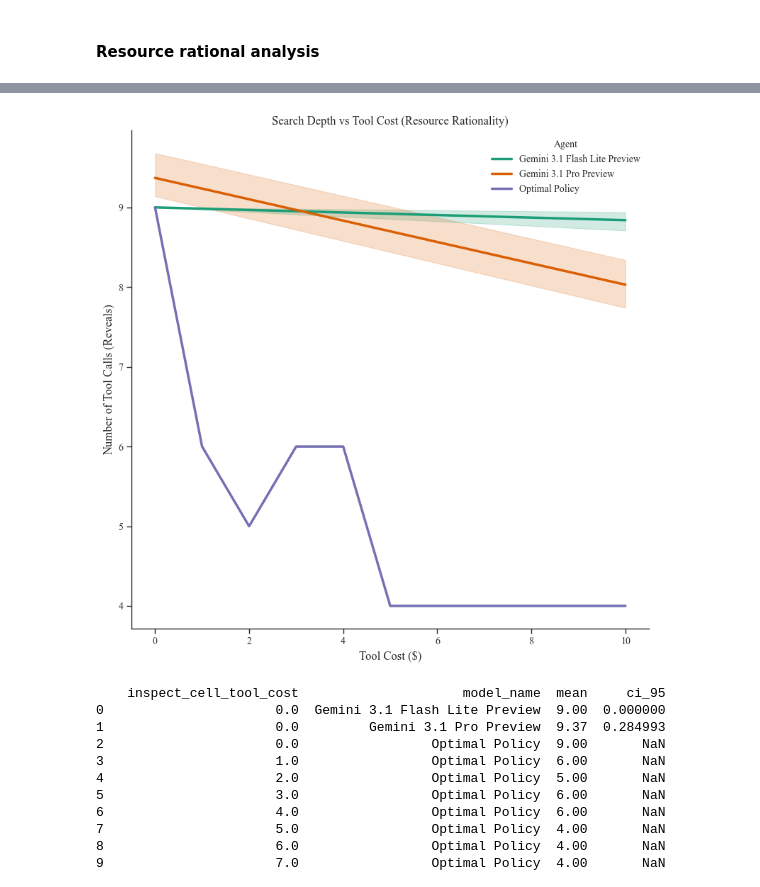
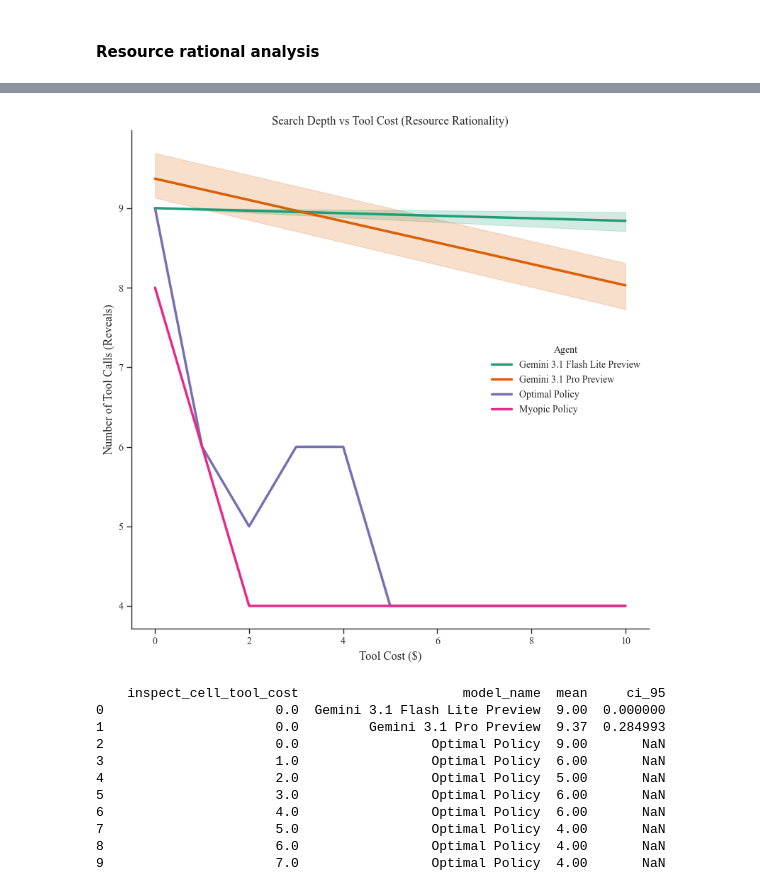
Before and after one commit to davoodwadi/toollab, a Jupyter notebook: src/tool_lab/analysis/analyze_promotion-final.ipynb, the cells around one changed output, grey strips where cells are left out. Cells and saved outputs as stored; diff of their text form; code cells hidden in the pictures.

Commit message:
tool lab latest

```diff
--- a/src/tool_lab/analysis/analyze_promotion-final.ipynb
+++ b/src/tool_lab/analysis/analyze_promotion-final.ipynb
@@ -191,7 +191,9 @@ def get_choice_discount(choice):
 df['choice_discount'] = df['choice'].apply(get_choice_discount)
 df['choice_discounted'] = (df['choice_discount']!=0).astype(int)
 df['is_optimal'] = df['choice'].apply(lambda choice: int(choice=='coffee_e') if choice else None)
-
+attribute_mapping = {
+    'list_price':'dollars',
+}
 df_session_list = []
 for session_name, session in df.groupby('session_name'):
     # display((session))
@@ -237,6 +239,16 @@ for session_name, session in df.groupby('session_name'):
     # print(option_mapping)
     # print(options_inspected)
 
+    actions = []
+    for opt_id, att_id in zip(subset_tools['option_id'], subset_tools['attribute_id']):
+        if att_id in attribute_mapping:
+            att_id = attribute_mapping[att_id]
+        actions.append(
+            ('reveal', option_mapping[opt_id], att_id)
+        )
+    if choice:
+        actions.append(('choose', choice))
+
     num_options_inspected = len(options_inspected)
 
     # 3. Depth of search (Attributes)
@@ -274,6 +286,8 @@ for session_name, session in df.groupby('session_name'):
         'prompt_type': prompt_type,
         'model_name': model_name,
 
+        'actions': actions,
+
         # Choice details
         'choice': choice,
         'choice_type':choice_type,
@@ -762,13 +776,3 @@ C(prompt_type, Treatment('deal'))[T.value_function]:C(model_name, Treatment('gem
 inspect_cell_tool_cost                                                                                                                     -0.0887      0.031     -2.881      0.004      -0.149      -0. ...
 C(prompt_type, Treatment('deal'))[T.value_function]:inspect_cell_tool_cost                                                                 -0.1865      0.051     -3.688      0.000      -0.286      -0. ...
 ======================================================================================================================================================================================================== ...
-# %%
-fig, axes = plt.subplots(2, 1, sharey=True, figsize=(6, 8))
-for ax, (prompt_type, subset) in zip(axes, df_session.groupby('prompt_type')):
-    sns.lineplot(data=subset, y='is_optimal', x='inspect_cell_tool_cost', hue='model_name', ax=ax)
-    ax.set_title(prompt_type)
-    # 'best' automatically finds the emptiest corner
-    ax.legend(title='Model', loc='best', fontsize='small')
-axes[1].get_legend().remove()
-fig.tight_layout()
-fig.savefig('figures/prompt_type_optimal.png', dpi=300)
@@ -776,0 +779,3 @@ fig.savefig('figures/prompt_type_optimal.png', dpi=300)
+# %%
+for (prompt_type, subset), ax in zip(df_session.groupby('prompt_type'), axes):
+    print(prompt_type)
@@ -962,39 +1786,39 @@ plt.show()
 df_session_deal = df_session[df_session['prompt_type']=='deal']
 df_session_condition = df_session_deal.copy()
 df_session_condition['model_name'] = df_session_condition['model_name'].str.replace('-',' ').str.title()
-df_combined = pd.concat([df_session_condition, df_optimal], ignore_index=True)
+df_combined = pd.concat([df_session_condition, df_optimal, df_myopic], ignore_index=True)
 df_combined['log_num_tool_calls'] = np.log10(df_combined['num_tool_calls']+1)
 df_combined['log_inspect_cell_tool_cost'] = np.log10(df_combined['inspect_cell_tool_cost']+1)
 
 # Plotting
 plt.figure(figsize=(8, 8))
 
 # Create a custom color palette so the Optimal line stands out (e.g., black)
 conditions = df_combined['condition'].unique()
 
 # Add a dashed line style specifically for the Optimal Policy
 dashes = {condition: (1, 1) if condition == "optimal" else "" for condition in conditions}
 
 sns.lineplot(
     data=df_combined,
     x='inspect_cell_tool_cost',
     y='num_tool_calls',
     hue='model_name',
     # style='condition', # Allows custom line styles
     palette='Dark2',
     # dashes=dashes,
     # markers=True,
     linewidth=2.5
 )
 
 plt.title("Search Depth vs Tool Cost (Resource Rationality)")
 plt.xlabel("Tool Cost ($)")
 plt.ylabel("Number of Tool Calls (Reveals)")
 plt.legend(title="Agent")
 plt.tight_layout()
 plt.show()
 # %% [output]
-[figure, old version]
+[figure, new version]
 # %%
 def ci_95(x):
     # Standard error * 1.96 (for 95% confidence)
```
Also changed, not shown: parts of 29 cells of this notebook, 20 other files.
